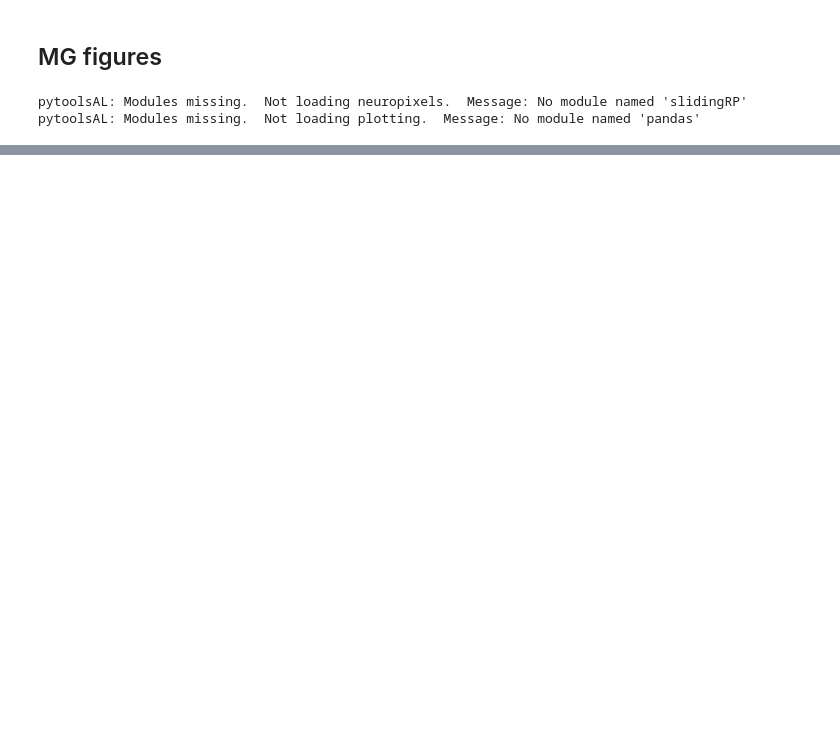
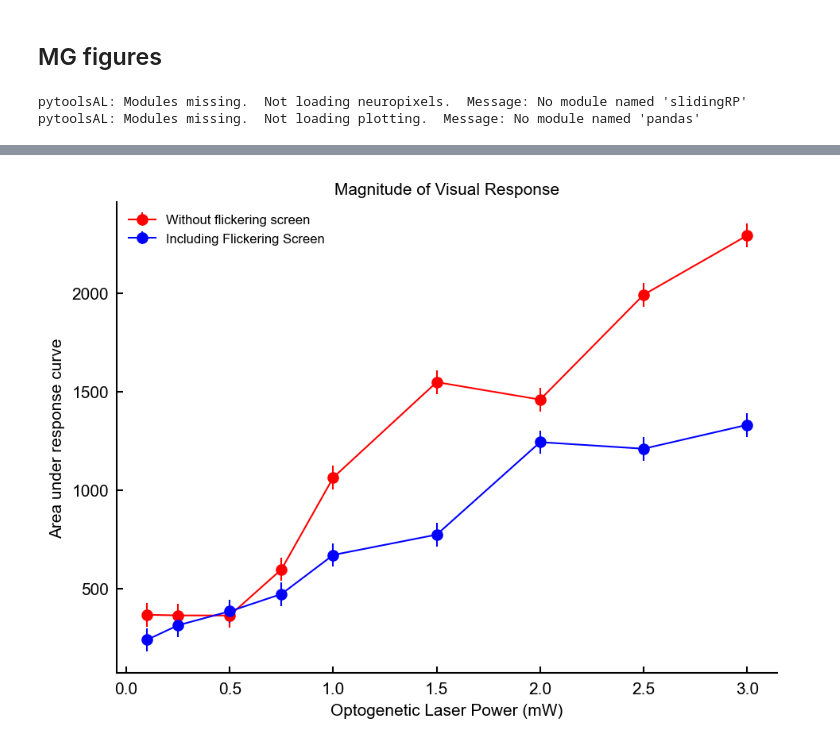
Before and after one commit to paschamatveev/wfOptoProject, a Jupyter notebook: wf + opto/mg figures.ipynb, the cells around one changed output, grey strips where cells are left out. Drawn from its saved outputs; the diff is of its cells as text; code cells hidden in the pictures; blank space fills up the shorter version.

```diff
--- a/wf + opto/mg figures.ipynb
+++ b/wf + opto/mg figures.ipynb
@@ -55 +30,19 @@ Text(0, 0.5, '$\\Delta F$')
+# %%
+# process 717
+pixel_ix = np.ravel_multi_index((246,198), (data717.py, data717.py)) # the pixel
+n_samples = 650
+timestamps = np.linspace(-0.3, 1, n_samples)*1000
+
+trials = np.squeeze(np.argwhere(data717.laserPowers[data717.listExps[0]]==3.2)) # the trials
+time = [np.linspace(-.3+i, i+1, n_samples) for i in data717.laserOn[data717.listExps[0][trials]]]
+trs = np.squeeze(np.array(time))
+
+opto = []
+for iT, tr in enumerate(time):
+    wf = data717.tToWFManual(tr)
+    dwf = [np.diff(i, prepend=i[0]) for i in wf.T]
+    dwf = np.array(dwf)
+    mov = data717.svdSpat[pixel_ix] @ dwf
+    opto.append(mov)
+opto = np.array(opto)
 # %%
@@ -112,0 +335,73 @@ scale = np.mean(opto)/np.mean(flicker)
+# %%
+powers = np.unique(data830.laserPowers)
+pixel = (410, 428)
+pxPowersFlicker = []
+pxPowersNoFlicker = []
+n_samples = 650
+
+pixel_ix = np.ravel_multi_index((428, 410), (data830.py, data830.px))
+for iP, power in enumerate(powers):
+    if power >= 0:
+        theseTrsFlicker = np.argwhere(data830.laserPowers[data830.listExps[0]]== power).ravel()
+        # theseTrsFlicker=theseTrsFlicker[::3]
+        onTimesFlicker = data830.laserOn[data830.listExps[0]][theseTrsFlicker]
+        trsFlicker = [np.linspace(on+0, .25+on, n_samples) for on in onTimesFlicker]
+        trsFlicker = np.squeeze(np.array(trsFlicker))
+
+        theseTrsNFlicker = np.argwhere(data830.laserPowers[data830.listExps[1]]== power).ravel()
+        onTimesNFlicker = data830.laserOn[data830.listExps[1]][theseTrsNFlicker]
+        trsNFlicker = [np.linspace(0+on, .25+on, n_samples) for on in onTimesNFlicker]
+        trsNFlicker = np.squeeze(np.array(trsNFlicker))
+
+        thisPowerNFlicker = []
+        thisPowerFlicker = []
+        for iT, tr in enumerate(trsFlicker):
+            wf = data830.tToWFManual(tr)
+            dwf = [np.diff(i, prepend=i[0]) for i in wf.T]
+            dwf = np.array(dwf)
+            mov = data830.svdSpat[pixel_ix] @ dwf
+            thisPowerFlicker.append(mov)
+        thisPowerFlicker = np.array(thisPowerFlicker)
+        pxPowersFlicker.append(thisPowerFlicker)
+
+        for iT, tr in enumerate(trsNFlicker):
+            wf = data830.tToWFManual(tr)
+            dwf = [np.diff(i, prepend=i[0]) for i in wf.T]
+            dwf = np.array(dwf)
+            mov = data830.svdSpat[pixel_ix] @ dwf
+            thisPowerNFlicker.append(mov)
+        thisPowerNFlicker = np.array(thisPowerNFlicker)
+        pxPowersNoFlicker.append(thisPowerNFlicker)
+
+flickInt = []
+time=np.linspace(0,0.25,650)
+for count,pxPowers in enumerate(pxPowersFlicker):
+    pxPowers = np.mean(pxPowers, axis=0)
+    min = np.min(pxPowers)
+    pxPowers = pxPowers+ (min*-1)
+    int = np.trapz(y=pxPowers)
+    flickInt.append(int)
+flickInt = np.array(flickInt)
+
+noflickInt = []
+time=np.linspace(0,0.25,650)
+for count,pxPowers in enumerate(pxPowersNoFlicker):
+    pxPowers = np.mean(pxPowers, axis=0)
+    min = np.min(pxPowers)
+    pxPowers = pxPowers+ (min*-1)
+    int = np.trapz(y=pxPowers)
+    noflickInt.append(int)
+noflickInt = np.array(noflickInt)
+# plt.plot(np.unique(data830.laserPowers),noflickInt,c='red')
+plt.errorbar(np.unique(data830.laserPowers),noflickInt,marker='o',yerr=60,c='red')
+
+# plt.plot(np.unique(data830.laserPowers),flickInt,c='blue')
+plt.errorbar(np.unique(data830.laserPowers),flickInt,marker='o',yerr=60,c='blue')
+
+plt.legend(['Without flickering screen','Including Flickering Screen'])
+plt.xlabel('Optogenetic Laser Power (mW)')
+plt.ylabel('Area under response curve')
+plt.title('Magnitude of Visual Response')
+plt.show()
+# %% [output]
+[figure, added]
```
Also changed, not shown: parts of 29 cells of this notebook.
